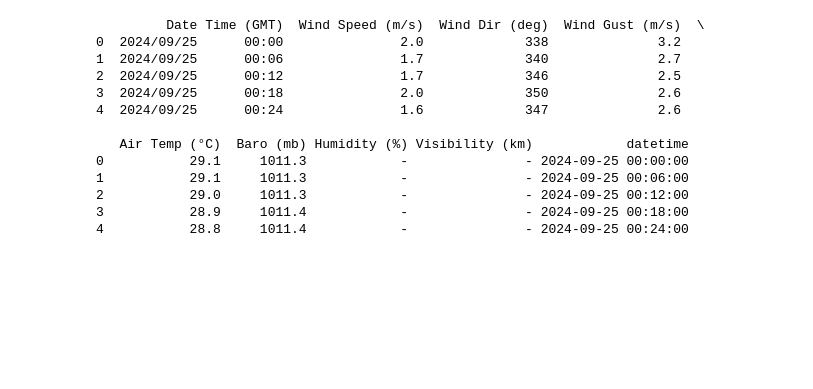
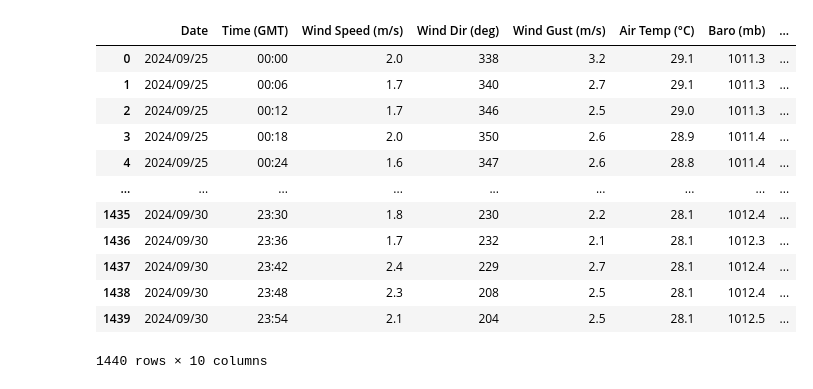
Before and after one commit to csherwood-usgs/NOPP_comparison, a Jupyter notebook: process_nheri_csv.ipynb, the cells around one changed output. Saved outputs shown, nothing was run; the diff lists cells and outputs as text; code cells hidden in the pictures; blank space fills up the shorter version.

```diff
--- a/process_nheri_csv.ipynb
+++ b/process_nheri_csv.ipynb
@@ -117,25 +118,24 @@ print(df_smooth_6min.head())
 # %%
-# Load second CSV file
-met_file = 'CO-OPS_8727520_met.csv'  # Replace with your filename
+# Load met data to correct for barometric pressure
 df_met = pd.read_csv(data_dir+met_file)
 
 # Parse datetime from "Date" and "Time (GMT)"
 df_met["datetime"] = pd.to_datetime(df_met["Date"] + " " + df_met["Time (GMT)"])
-print(df_met.head())
+df_met
 # %% [output]
+|  | Date | Time (GMT) | Wind Speed (m/s) | Wind Dir (deg) | Wind Gust (m/s) | Air Temp (°C) | Baro (mb) | ... |
+| 0 | 2024/09/25 | 00:00 | 2.0 | 338 | 3.2 | 29.1 | 1011.3 | ... |
+| 1 | 2024/09/25 | 00:06 | 1.7 | 340 | 2.7 | 29.1 | 1011.3 | ... |
+| 2 | 2024/09/25 | 00:12 | 1.7 | 346 | 2.5 | 29.0 | 1011.3 | ... |
+| 3 | 2024/09/25 | 00:18 | 2.0 | 350 | 2.6 | 28.9 | 1011.4 | ... |
+| 4 | 2024/09/25 | 00:24 | 1.6 | 347 | 2.6 | 28.8 | 1011.4 | ... |
+| ... | ... | ... | ... | ... | ... | ... | ... | ... |
+| 1435 | 2024/09/30 | 23:30 | 1.8 | 230 | 2.2 | 28.1 | 1012.4 | ... |
+| 1436 | 2024/09/30 | 23:36 | 1.7 | 232 | 2.1 | 28.1 | 1012.3 | ... |
+| 1437 | 2024/09/30 | 23:42 | 2.4 | 229 | 2.7 | 28.1 | 1012.4 | ... |
+| 1438 | 2024/09/30 | 23:48 | 2.3 | 208 | 2.5 | 28.1 | 1012.4 | ... |
+| 1439 | 2024/09/30 | 23:54 | 2.1 | 204 | 2.5 | 28.1 | 1012.5 | ... |
-         Date Time (GMT)  Wind Speed (m/s)  Wind Dir (deg)  Wind Gust (m/s)  \
-0  2024/09/25      00:00               2.0             338              3.2
-1  2024/09/25      00:06               1.7             340              2.7
-2  2024/09/25      00:12               1.7             346              2.5
-3  2024/09/25      00:18               2.0             350              2.6
-4  2024/09/25      00:24               1.6             347              2.6
-
-   Air Temp (°C)  Baro (mb) Humidity (%) Visibility (km)            datetime
-0           29.1     1011.3            -               - 2024-09-25 00:00:00
-1           29.1     1011.3            -               - 2024-09-25 00:06:00
-2           29.0     1011.3            -               - 2024-09-25 00:12:00
-3           28.9     1011.4            -               - 2024-09-25 00:18:00
-4           28.8     1011.4            -               - 2024-09-25 00:24:00
+1440 rows × 10 columns
 # %%
 df_smooth_6min['datetime'] = pd.to_datetime(df_smooth_6min['datetime'])
 df_met['datetime'] = pd.to_datetime(df_met['datetime'])
```
Also changed, not shown: parts of 3 cells of this notebook.
